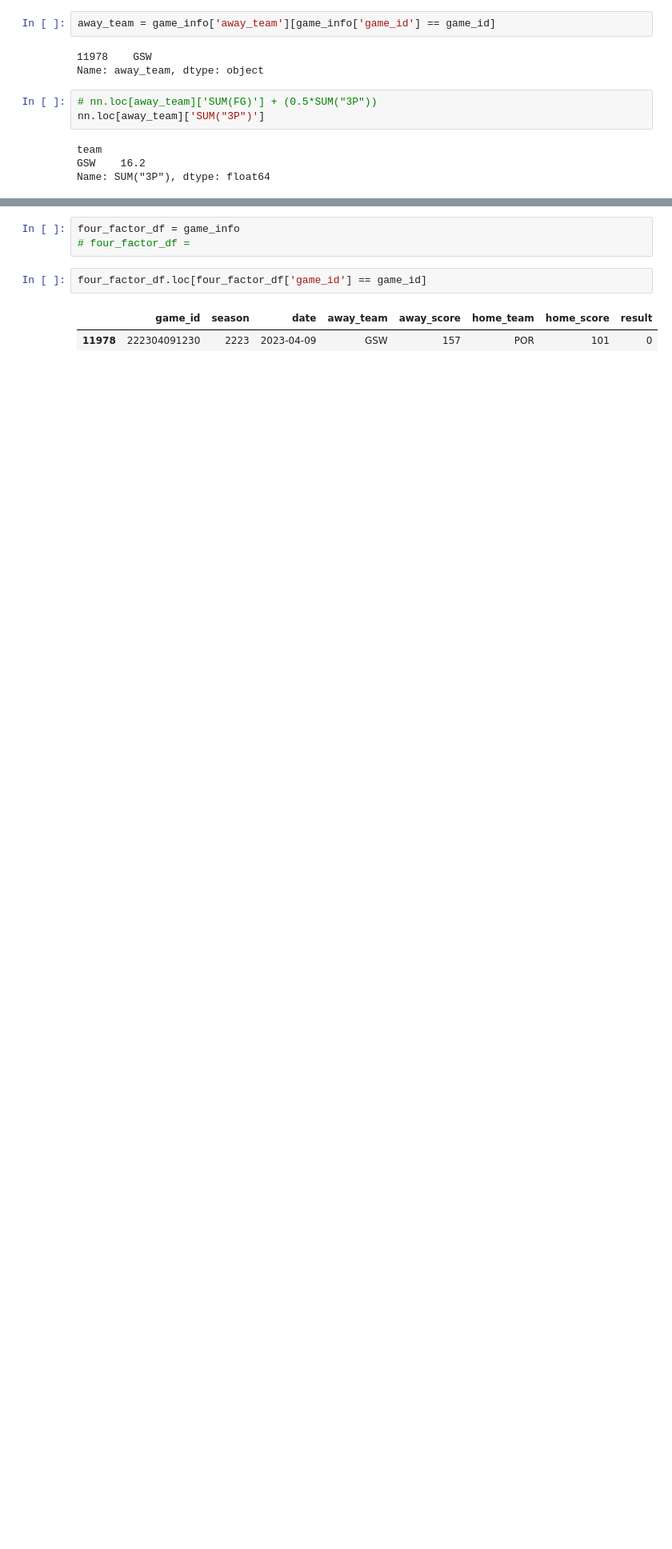
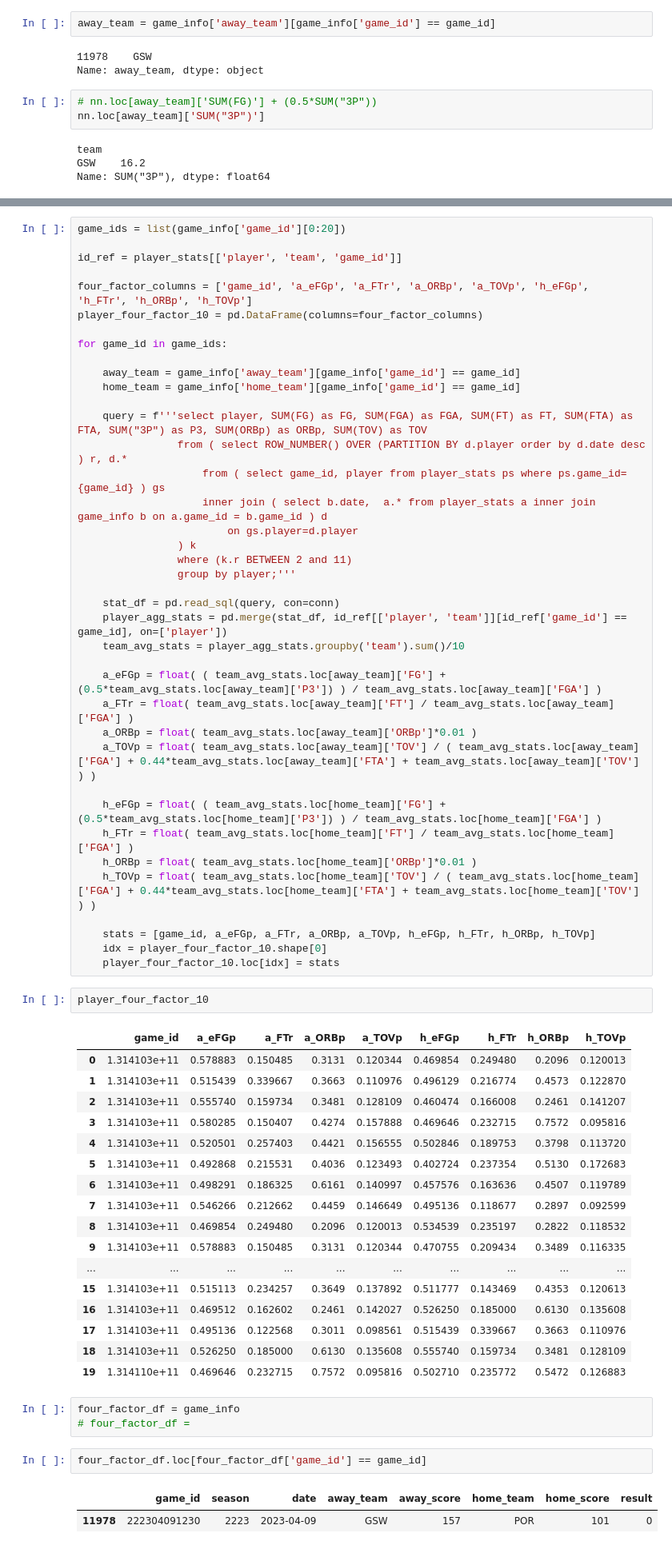
Before and after one commit to luke-lite/NBA-Prediction-Modeling, a Jupyter notebook: player-aggregation.ipynb, the cells around one changed output, grey strips where cells are left out. Shown: that part at 80% size. Cells and saved outputs as stored; diff of their text form; blank space fills up the shorter version.

Commit message:
update data collection

```diff
--- a/player-aggregation.ipynb
+++ b/player-aggregation.ipynb
@@ -172,3 +192,62 @@ four_factor_stats = pd.DataFrame(columns=four_factor_columns)
+# %%
+game_ids = list(game_info['game_id'][0:20])
+
+id_ref = player_stats[['player', 'team', 'game_id']]
+
+four_factor_columns = ['game_id', 'a_eFGp', 'a_FTr', 'a_ORBp', 'a_TOVp', 'h_eFGp', 'h_FTr', 'h_ORBp', 'h_TOVp']
+player_four_factor_10 = pd.DataFrame(columns=four_factor_columns)
+
+for game_id in game_ids:
+
+    away_team = game_info['away_team'][game_info['game_id'] == game_id]
+    home_team = game_info['home_team'][game_info['game_id'] == game_id]
+
+    query = f'''select player, SUM(FG) as FG, SUM(FGA) as FGA, SUM(FT) as FT, SUM(FTA) as FTA, SUM("3P") as P3, SUM(ORBp) as ORBp, SUM(TOV) as TOV
+                from ( select ROW_NUMBER() OVER (PARTITION BY d.player order by d.date desc ) r, d.*
+                    from ( select game_id, player from player_stats ps where ps.game_id={game_id} ) gs
+                    inner join ( select b.date,  a.* from player_stats a inner join game_info b on a.game_id = b.game_id ) d
+                        on gs.player=d.player
+                ) k
+                where (k.r BETWEEN 2 and 11)
+                group by player;'''
+
+    stat_df = pd.read_sql(query, con=conn)
+    player_agg_stats = pd.merge(stat_df, id_ref[['player', 'team']][id_ref['game_id'] == game_id], on=['player'])
+    team_avg_stats = player_agg_stats.groupby('team').sum()/10
+
+    a_eFGp = float( ( team_avg_stats.loc[away_team]['FG'] + (0.5*team_avg_stats.loc[away_team]['P3']) ) / team_avg_stats.loc[away_team]['FGA'] )
+    a_FTr = float( team_avg_stats.loc[away_team]['FT'] / team_avg_stats.loc[away_team]['FGA'] )
+    a_ORBp = float( team_avg_stats.loc[away_team]['ORBp']*0.01 )
+    a_TOVp = float( team_avg_stats.loc[away_team]['TOV'] / ( team_avg_stats.loc[away_team]['FGA'] + 0.44*team_avg_stats.loc[away_team]['FTA'] + team_avg_stats.loc[away_team]['TOV'] ) )
+
+    h_eFGp = float( ( team_avg_stats.loc[home_team]['FG'] + (0.5*team_avg_stats.loc[home_team]['P3']) ) / team_avg_stats.loc[home_team]['FGA'] )
+    h_FTr = float( team_avg_stats.loc[home_team]['FT'] / team_avg_stats.loc[home_team]['FGA'] )
+    h_ORBp = float( team_avg_stats.loc[home_team]['ORBp']*0.01 )
+    h_TOVp = float( team_avg_stats.loc[home_team]['TOV'] / ( team_avg_stats.loc[home_team]['FGA'] + 0.44*team_avg_stats.loc[home_team]['FTA'] + team_avg_stats.loc[home_team]['TOV'] ) )
+
+    stats = [game_id, a_eFGp, a_FTr, a_ORBp, a_TOVp, h_eFGp, h_FTr, h_ORBp, h_TOVp]
+    idx = player_four_factor_10.shape[0]
+    player_four_factor_10.loc[idx] = stats
+# %%
+player_four_factor_10
+# %% [output]
+|  | game_id | a_eFGp | a_FTr | a_ORBp | a_TOVp | h_eFGp | h_FTr | h_ORBp | h_TOVp |
+| 0 | 1.314103e+11 | 0.578883 | 0.150485 | 0.3131 | 0.120344 | 0.469854 | 0.249480 | 0.2096 | 0.120013 |
+| 1 | 1.314103e+11 | 0.515439 | 0.339667 | 0.3663 | 0.110976 | 0.496129 | 0.216774 | 0.4573 | 0.122870 |
+| 2 | 1.314103e+11 | 0.555740 | 0.159734 | 0.3481 | 0.128109 | 0.460474 | 0.166008 | 0.2461 | 0.141207 |
+| 3 | 1.314103e+11 | 0.580285 | 0.150407 | 0.4274 | 0.157888 | 0.469646 | 0.232715 | 0.7572 | 0.095816 |
+| 4 | 1.314103e+11 | 0.520501 | 0.257403 | 0.4421 | 0.156555 | 0.502846 | 0.189753 | 0.3798 | 0.113720 |
+| 5 | 1.314103e+11 | 0.492868 | 0.215531 | 0.4036 | 0.123493 | 0.402724 | 0.237354 | 0.5130 | 0.172683 |
+| 6 | 1.314103e+11 | 0.498291 | 0.186325 | 0.6161 | 0.140997 | 0.457576 | 0.163636 | 0.4507 | 0.119789 |
+| 7 | 1.314103e+11 | 0.546266 | 0.212662 | 0.4459 | 0.146649 | 0.495136 | 0.118677 | 0.2897 | 0.092599 |
+| 8 | 1.314103e+11 | 0.469854 | 0.249480 | 0.2096 | 0.120013 | 0.534539 | 0.235197 | 0.2822 | 0.118532 |
+| 9 | 1.314103e+11 | 0.578883 | 0.150485 | 0.3131 | 0.120344 | 0.470755 | 0.209434 | 0.3489 | 0.116335 |
+| ... | ... | ... | ... | ... | ... | ... | ... | ... | ... |
+| 15 | 1.314103e+11 | 0.515113 | 0.234257 | 0.3649 | 0.137892 | 0.511777 | 0.143469 | 0.4353 | 0.120613 |
+| 16 | 1.314103e+11 | 0.469512 | 0.162602 | 0.2461 | 0.142027 | 0.526250 | 0.185000 | 0.6130 | 0.135608 |
+| 17 | 1.314103e+11 | 0.495136 | 0.122568 | 0.3011 | 0.098561 | 0.515439 | 0.339667 | 0.3663 | 0.110976 |
+| 18 | 1.314103e+11 | 0.526250 | 0.185000 | 0.6130 | 0.135608 | 0.555740 | 0.159734 | 0.3481 | 0.128109 |
+| 19 | 1.314110e+11 | 0.469646 | 0.232715 | 0.7572 | 0.095816 | 0.502710 | 0.235772 | 0.5472 | 0.126883 |
 # %%
 four_factor_df = game_info
 # four_factor_df =
```
Also changed, not shown: parts of 4 cells of this notebook.
